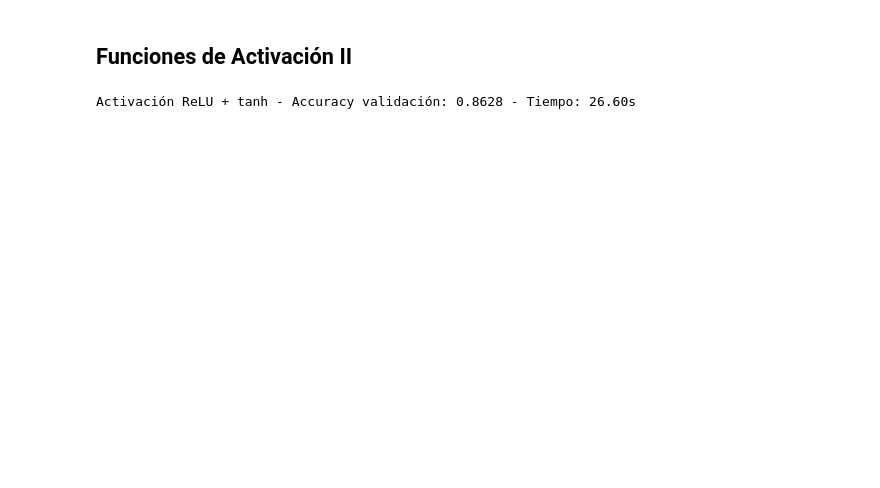
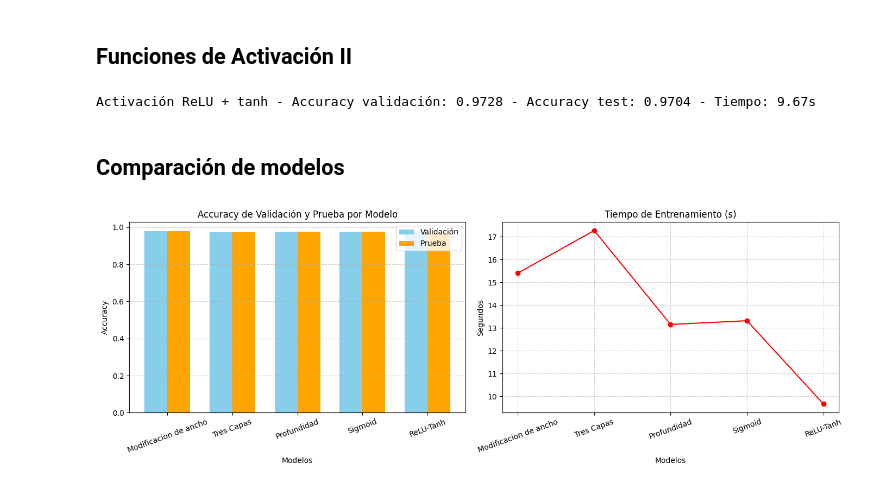
Before and after one commit to Fabiola-cc/Using_MNIST, a Jupyter notebook: TensorFlow_MNIST.ipynb, the cells around one changed output. Cells and saved outputs as stored; diff of their text form; code cells hidden in the pictures; blank space fills up the shorter version.

```diff
--- a/TensorFlow_MNIST.ipynb
+++ b/TensorFlow_MNIST.ipynb
@@ -335,12 +405,15 @@ model = Sequential([
     Dense(50, activation='sigmoid'),
     Dense(10, activation='softmax')
 ])
-model.compile(optimizer='adam', loss='categorical_crossentropy', metrics=['accuracy'])
+model.compile(optimizer='adam', loss='sparse_categorical_crossentropy', metrics=['accuracy'])
 
 start_time = time.time()
-history = model.fit(X_entreno, y_entreno_cat, validation_data=(X_prueba, y_prueba_cat), epochs=5, verbose=0)
+history = model.fit(datos_entreno, validation_data=datos_validacion, epochs=5, verbose=0)
 duration = time.time() - start_time
 
+test_loss, test_accuracy = model.evaluate(datos_prueba, verbose=0)
 val_accuracy = history.history['val_accuracy'][-1]
-print(f"Activaciones sigmoid - Accuracy validación: {val_accuracy:.4f} - Tiempo: {duration:.2f}s")
+
+result_sigmoid = [val_accuracy, test_accuracy, duration]
+print(f"Activaciones sigmoid - Accuracy validación: {val_accuracy:.4f} - Accuracy test: {test_accuracy:.4f} - Tiempo: {duration:.2f}s")
 # %% [output]
@@ -354,13 +447,64 @@ model = Sequential([
     Dense(50, activation='tanh'),
     Dense(10, activation='softmax')
 ])
-model.compile(optimizer='adam', loss='categorical_crossentropy', metrics=['accuracy'])
+model.compile(optimizer='adam', loss='sparse_categorical_crossentropy', metrics=['accuracy'])
 
 start_time = time.time()
-history = model.fit(X_entreno, y_entreno_cat, validation_data=(X_prueba, y_prueba_cat), epochs=5, verbose=0)
+history = model.fit(datos_entreno, validation_data=datos_validacion, epochs=5, verbose=0)
 duration = time.time() - start_time
 
+test_loss, test_accuracy = model.evaluate(datos_prueba, verbose=0)
 val_accuracy = history.history['val_accuracy'][-1]
-print(f"Activación ReLU + tanh - Accuracy validación: {val_accuracy:.4f} - Tiempo: {duration:.2f}s")
+
+result_relu_tanh = [val_accuracy, test_accuracy, duration]
+print(f"Activación ReLU + tanh - Accuracy validación: {val_accuracy:.4f} - Accuracy test: {test_accuracy:.4f} - Tiempo: {duration:.2f}s")
 # %% [output]
-Activación ReLU + tanh - Accuracy validación: 0.8628 - Tiempo: 26.60s
+Activación ReLU + tanh - Accuracy validación: 0.9728 - Accuracy test: 0.9704 - Tiempo: 9.67s
+# %% [markdown]
+## Comparación de modelos
+# %%
+
+# Lista de resultados de modelos en forma [val_acc, test_acc, tiempo]
+result_sets = [best_result_ms[1:], result_three, best_result_deep[1:], result_sigmoid, result_relu_tanh]
+
+# Nombres para los modelos (puedes personalizarlos)
+model_names = ['Modificacion de ancho', 'Tres Capas', 'Profundidad', 'Sigmoid', 'ReLU-Tanh']
+
+# Separar métricas
+val_accuracies = [res[0] for res in result_sets]
+test_accuracies = [res[1] for res in result_sets]
+times = [res[2] for res in result_sets]
+
+# Posiciones para las barras
+x = np.arange(len(model_names))
+width = 0.35
+
+# Crear figura con 2 subplots
+fig, axs = plt.subplots(1, 2, figsize=(14, 5))
+
+# --- Subplot 1: Accuracy de Validación y Prueba ---
+axs[0].bar(x - width/2, val_accuracies, width, label='Validación', color='skyblue')
+axs[0].bar(x + width/2, test_accuracies, width, label='Prueba', color='orange')
+
+axs[0].set_xlabel("Modelos")
+axs[0].set_ylabel("Accuracy")
+axs[0].set_title("Accuracy de Validación y Prueba por Modelo")
+axs[0].set_xticks(x)
+axs[0].set_xticklabels(model_names, rotation=20)
+axs[0].legend()
+axs[0].grid(axis='y', linestyle='--', alpha=0.6)
+
+# --- Subplot 2: Tiempo de Entrenamiento ---
+axs[1].plot(x, times, marker='o', color='red')
+axs[1].set_title("Tiempo de Entrenamiento (s)")
+axs[1].set_xlabel("Modelos")
+axs[1].set_ylabel("Segundos")
+axs[1].set_xticks(x)
+axs[1].set_xticklabels(model_names, rotation=20)
+axs[1].grid(True, linestyle='--', alpha=0.6)
+
+# Ajustar diseño
+plt.tight_layout()
+plt.show()
+# %% [output]
+[figure, added]
```
Also changed, not shown: parts of 11 cells of this notebook.
